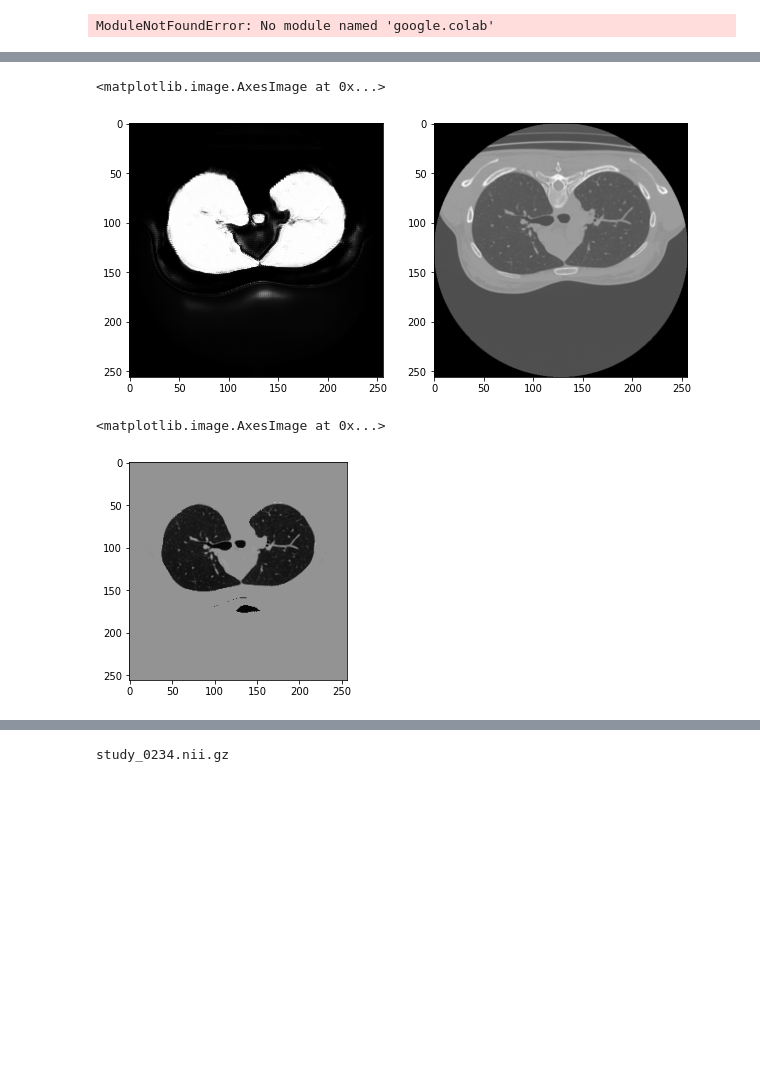
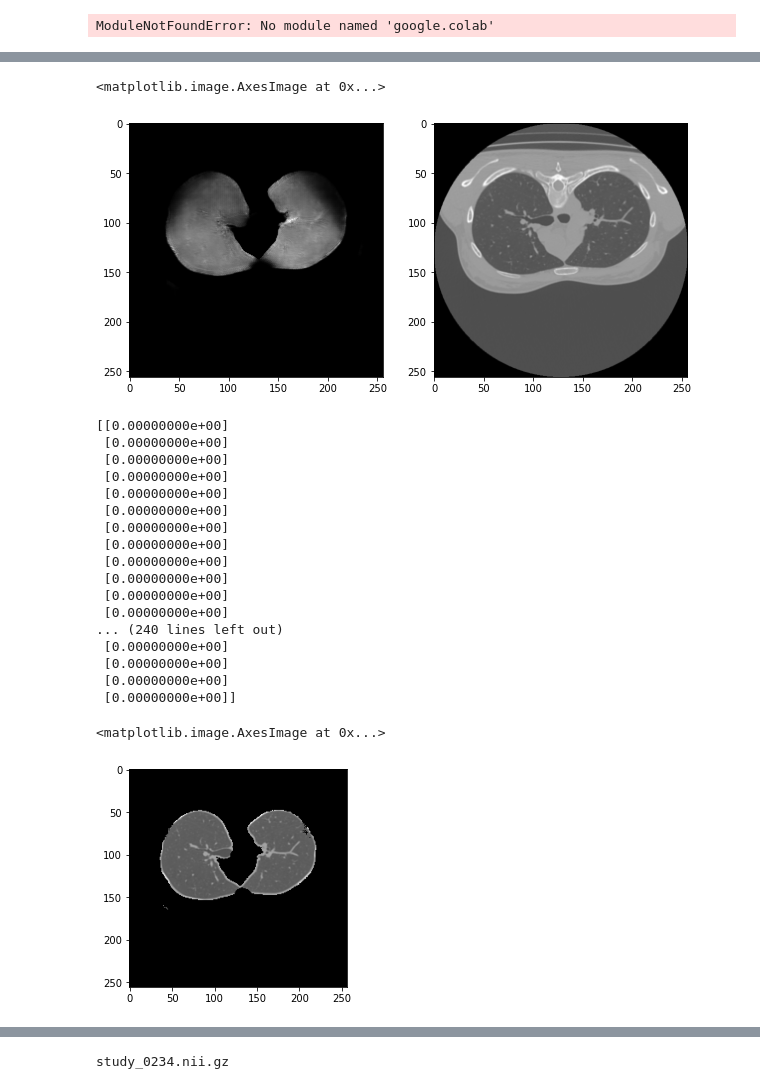
Before and after one commit to ByeonChanHO/COVID-19_Automatic_Diagnosis_System_by_CT, a Jupyter notebook: proprecessing.ipynb, the cells around one changed output, grey strips where cells are left out. Drawn from its saved outputs; the diff is of its cells as text; code cells hidden in the pictures; blank space fills up the shorter version.

```diff
--- a/proprecessing.ipynb
+++ b/proprecessing.ipynb
@@ -101,10 +105,10 @@ def get_train_data():
 #   x_val_path = os.path.join(dataset_dir, 'x_val.npy')
 #   y_train_path = os.path.join(dataset_dir, 'y_train.npy')
 #   y_val_path = os.path.join(dataset_dir, 'y_val.npy')
-    x_train_path = "Mask_train_set/x_train.npy"
-    x_val_path = "Mask_train_set/x_val.npy"
-    y_train_path = "Mask_train_set/y_train.npy"
-    y_val_path = "Mask_train_set/y_val.npy"
+    x_train_path = "dataset/x_train.npy"
+    x_val_path = "dataset/x_val.npy"
+    y_train_path = "dataset/y_train.npy"
+    y_val_path = "dataset/y_val.npy"
 
     x_train = np.load(x_train_path)
     x_val = np.load(x_val_path)
@@ -117,0 +200,13 @@ def get_train_data():
+# %%
+temp = np.empty(( 256, 256, 1), dtype=np.float32)
+temp = img_masked_set[100]
+print(temp.shape)
+print(temp[150])
+print(temp[100][150])
+print(temp[100][100])
+temp[temp > 0] = 7.84313772e-03
+#3.92156886e-03
+#7.84313772e-03
+ig, ax = plt.subplots(1, 2, figsize=(10, 100))
+ax[0].imshow(temp.squeeze(), cmap='gray')
+ax[1].imshow(img_masked_set[100].squeeze(), cmap='gray')
@@ -166,7 +281,7 @@ def mask_model(x_train, x_val, y_train, y_val) :
     model.compile(optimizer='rmsprop', loss='binary_crossentropy', metrics=['acc', 'mse'])
 
     model.summary()
-    history = model.fit(x_train, y_train, validation_data=(x_val, y_val), epochs=38, batch_size=16,
+    history = model.fit(x_train, y_train, validation_data=(x_val, y_val), epochs=100, batch_size=16,
                       callbacks=[ReduceLROnPlateau(monitor='val_loss', factor=0.2, patience=10, verbose=1, mode='auto', min_lr=1e-05)])
 
     fig, ax = plt.subplots(2, 2, figsize=(10, 7))
@@ -183,12 +298,12 @@ def mask_model(x_train, x_val, y_train, y_val) :
 
     preds = model.predict(x_val)
 
-    fig, ax = plt.subplots(len(x_val), 3, figsize=(10, 100))
+    fig, ax = plt.subplots(40, 3, figsize=(10, 100))
 
-    for i, pred in enumerate(preds):
+    for i in range(40):
         ax[i, 0].imshow(x_val[i].squeeze(), cmap='gray')
         ax[i, 1].imshow(y_val[i].squeeze(), cmap='gray')
-        ax[i, 2].imshow(pred.squeeze(), cmap='gray')
+        ax[i, 2].imshow(preds[i].squeeze(), cmap='gray')
 
     return model
 # %%
@@ -245,15 +360,33 @@ ax[0].imshow(preds[28].squeeze(), cmap='gray')
 ax[1].imshow(img_data[28].squeeze(), cmap='gray')
 # %% [output]
 <matplotlib.image.AxesImage at 0x...>
-[figure, old version]
+[figure, new version]
 # %%
 #plt.imshow(preds[28].squeeze(), cmap='gray')
 image_test = img_data[28]
 image_test = resize(image_test, output_shape=(256, 256), preserve_range=True)
 pr = resize(preds[28], output_shape=(256, 256), preserve_range=True)
-image_test[pr < 0.2] = 0
+print(pr[100])
+image_test[pr < 0.00049] = -2048
 # print(pr[100])
 plt.imshow(image_test.squeeze(), cmap='gray')
 # %% [output]
-<matplotlib.image.AxesImage at 0x...>
+[[0.00000000e+00]
+ [0.00000000e+00]
+ [0.00000000e+00]
+ [0.00000000e+00]
+ [0.00000000e+00]
+ [0.00000000e+00]
+ [0.00000000e+00]
+ [0.00000000e+00]
+ [0.00000000e+00]
+ [0.00000000e+00]
+ [0.00000000e+00]
+ [0.00000000e+00]
+... (240 lines left out)
+ [0.00000000e+00]
+ [0.00000000e+00]
+ [0.00000000e+00]
+ [0.00000000e+00]]
+<matplotlib.image.AxesImage at 0x...>
-[figure, old version]
+[figure, new version]
```
Also changed, not shown: parts of 9 cells of this notebook.
